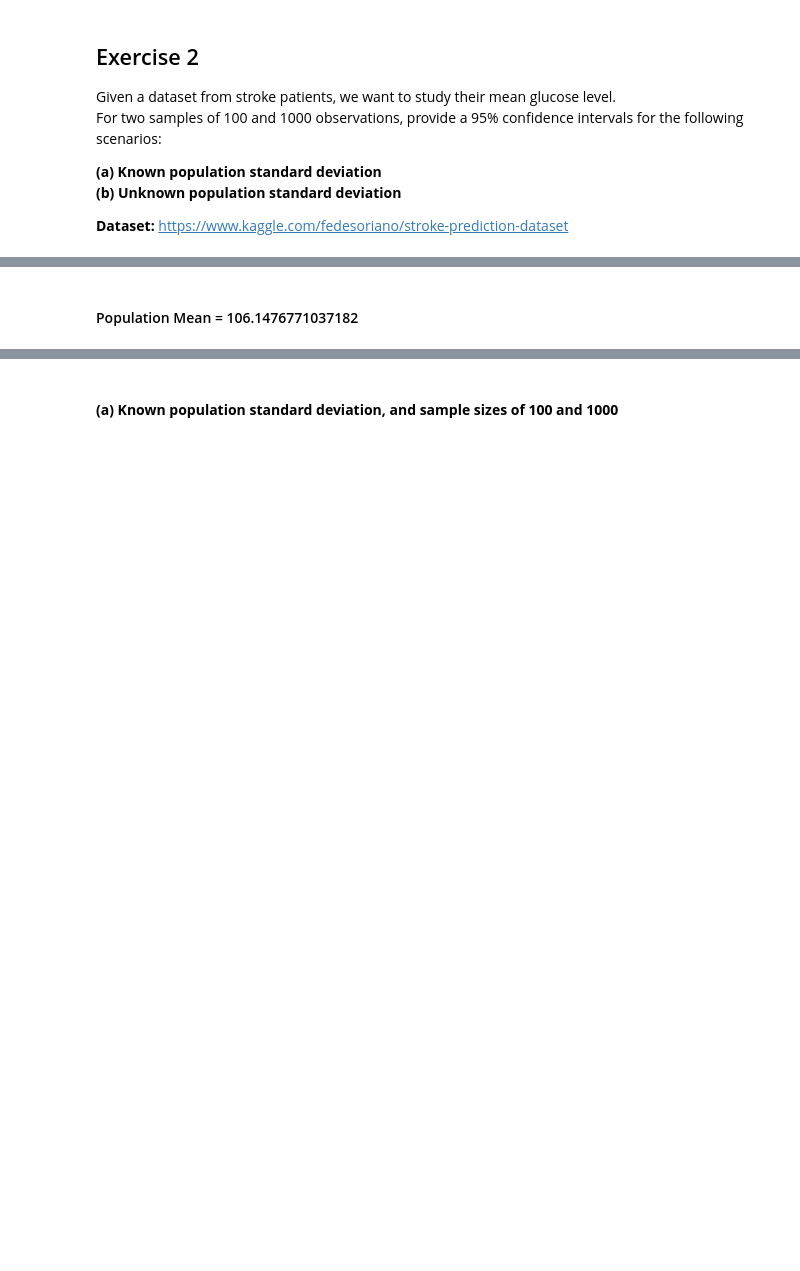
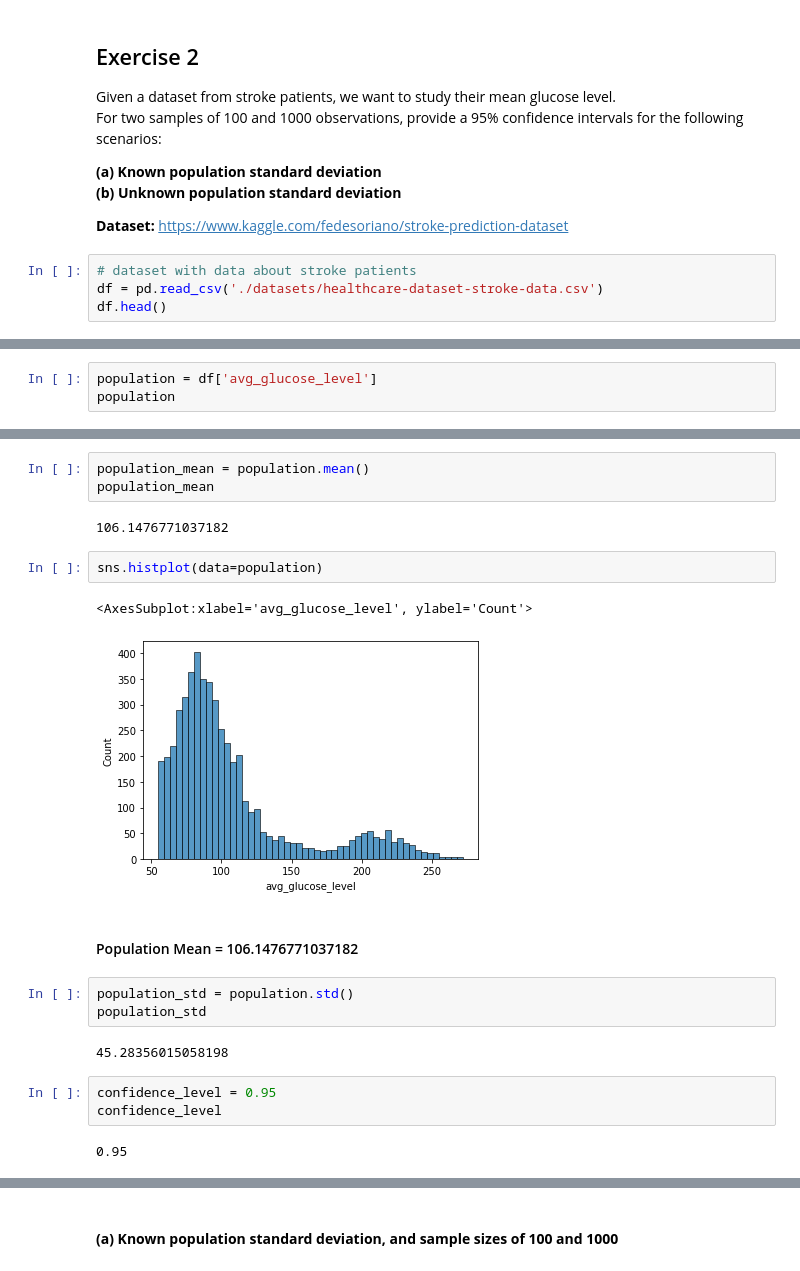
Before and after one commit to prof-samuka-IFSP/IFSP-CMP-D1AED-2021.1, a Jupyter notebook: data_distributions/data_distributions.ipynb, the cells around one changed output, grey strips where cells are left out. Saved outputs shown, nothing was run; the diff lists cells and outputs as text; blank space fills up the shorter version.

Commit message:
adding codes and slides from Data Distributions - Parts 3 and 4

```diff
--- a/data_distributions/data_distributions.ipynb
+++ b/data_distributions/data_distributions.ipynb
@@ -549,3 +696,7 @@ For two samples of 100 and 1000 observations, provide a 95% confidence intervals
 **(b) Unknown population standard deviation**
 
 **Dataset:** https://www.kaggle.com/fedesoriano/stroke-prediction-dataset
+# %%
+# dataset with data about stroke patients
+df = pd.read_csv('./datasets/healthcare-dataset-stroke-data.csv')
+df.head()
@@ -551,0 +710,3 @@ For two samples of 100 and 1000 observations, provide a 95% confidence intervals
+# %%
+population = df['avg_glucose_level']
+population
@@ -552,2 +726,22 @@ For two samples of 100 and 1000 observations, provide a 95% confidence intervals
+# %%
+population_mean = population.mean()
+population_mean
+# %% [output]
+106.1476771037182
+# %%
+sns.histplot(data=population)
+# %% [output]
+<AxesSubplot:xlabel='avg_glucose_level', ylabel='Count'>
+[figure, added]
 # %% [markdown]
 #### Population Mean = 106.1476771037182
+# %%
+population_std = population.std()
+population_std
+# %% [output]
+45.28356015058198
+# %%
+confidence_level = 0.95
+confidence_level
+# %% [output]
+0.95
```
Also changed, not shown: parts of 137 cells of this notebook, 6 other files.
